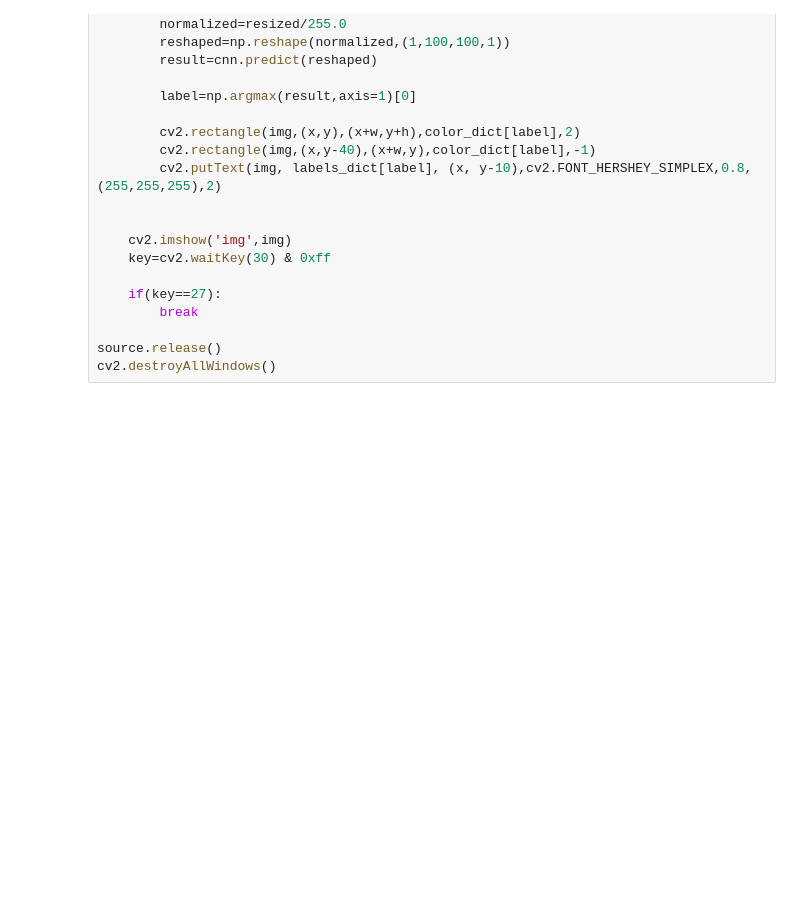
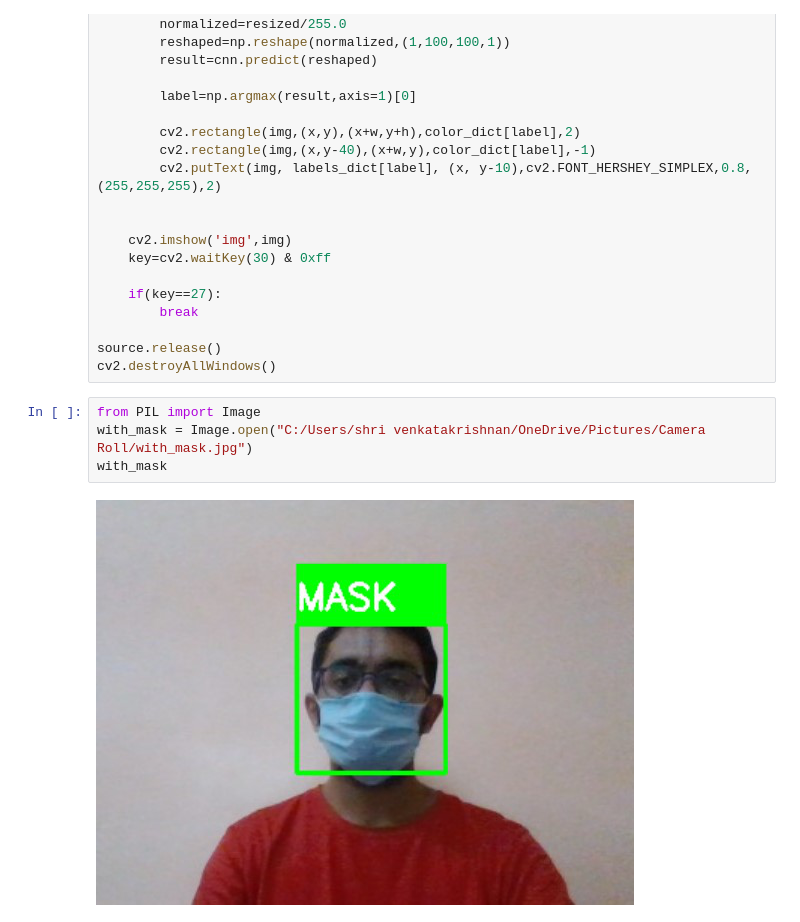
Before and after one commit to svkrishna10/Face-Mask-Recognition-, a Jupyter notebook: Face with mask Detection.ipynb, the cells around one changed output. Drawn from its saved outputs; the diff is of its cells as text; blank space fills up the shorter version.

Commit message:
Adding_Images

```diff
--- a/Face with mask Detection.ipynb
+++ b/Face with mask Detection.ipynb
@@ -147,3 +154,9 @@ while(True):
 
 source.release()
 cv2.destroyAllWindows()
+# %%
+from PIL import Image
+with_mask = Image.open("C:/Users/shri venkatakrishnan/OneDrive/Pictures/Camera Roll/with_mask.jpg")
+with_mask
+# %% [output]
+[figure, added]
```
Also changed, not shown: parts of 5 cells of this notebook.
